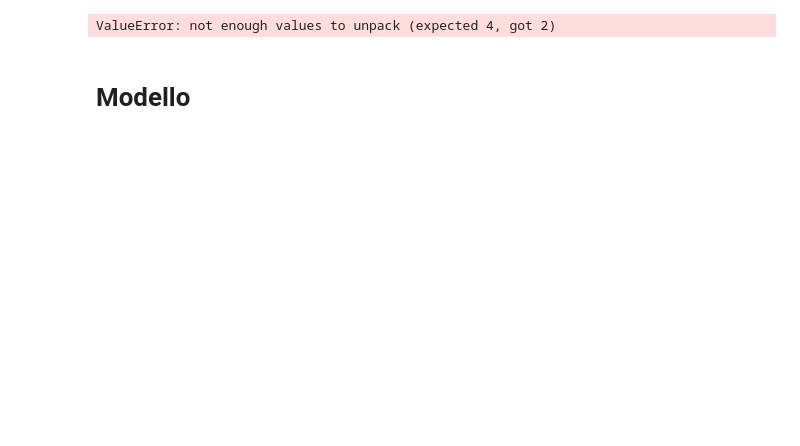
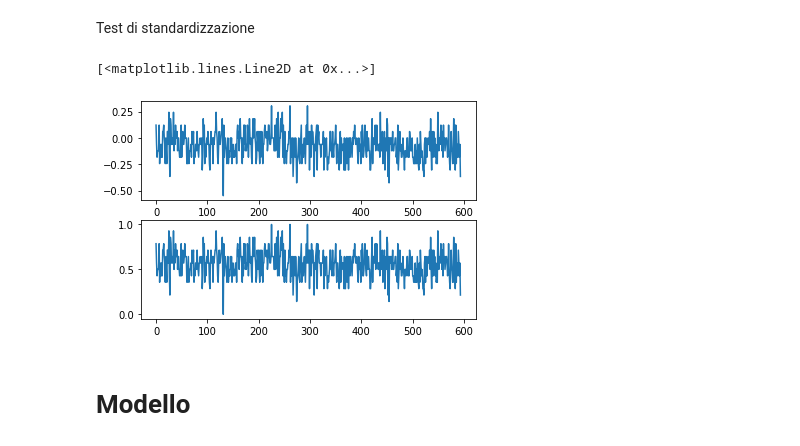
Before and after one commit to bernyxx/activity-classifier, a Jupyter notebook: read.ipynb, the cells around one changed output. Drawn from its saved outputs; the diff is of its cells as text; code cells hidden in the pictures; blank space fills up the shorter version.

```diff
--- a/read.ipynb
+++ b/read.ipynb
@@ -16,7 +24,18 @@ ParserError: Error tokenizing data. C error: Expected 11 fields in line 3, saw 1
-# %%
-x_train, x_test, y_train, y_test = train_test_split(data.loc[:, 'xa'], test_size=0.2)
-# %% [output]
-ValueError: not enough values to unpack (expected 4, got 2)
+# %% [markdown]
+Test di standardizzazione
+# %%
+standardizer = MinMaxScaler()
+no_outliers = pd.DataFrame(fermo.loc[abs(fermo.xg) < 1, 'xg'])
+no_outliers
+y = standardizer.fit_transform(no_outliers)
+y
+
+fig, (ax1, ax2) = plt.subplots(2,1)
+ax1.plot(np.arange(0, len(y)), no_outliers)
+ax2.plot(np.arange(0, len(y)), y)
+# %% [output]
+[<matplotlib.lines.Line2D at 0x...>]
+[figure, added]
 # %% [markdown]
 # Modello
 # %%
```
Also changed, not shown: parts of 3 cells of this notebook, 3 other files.
